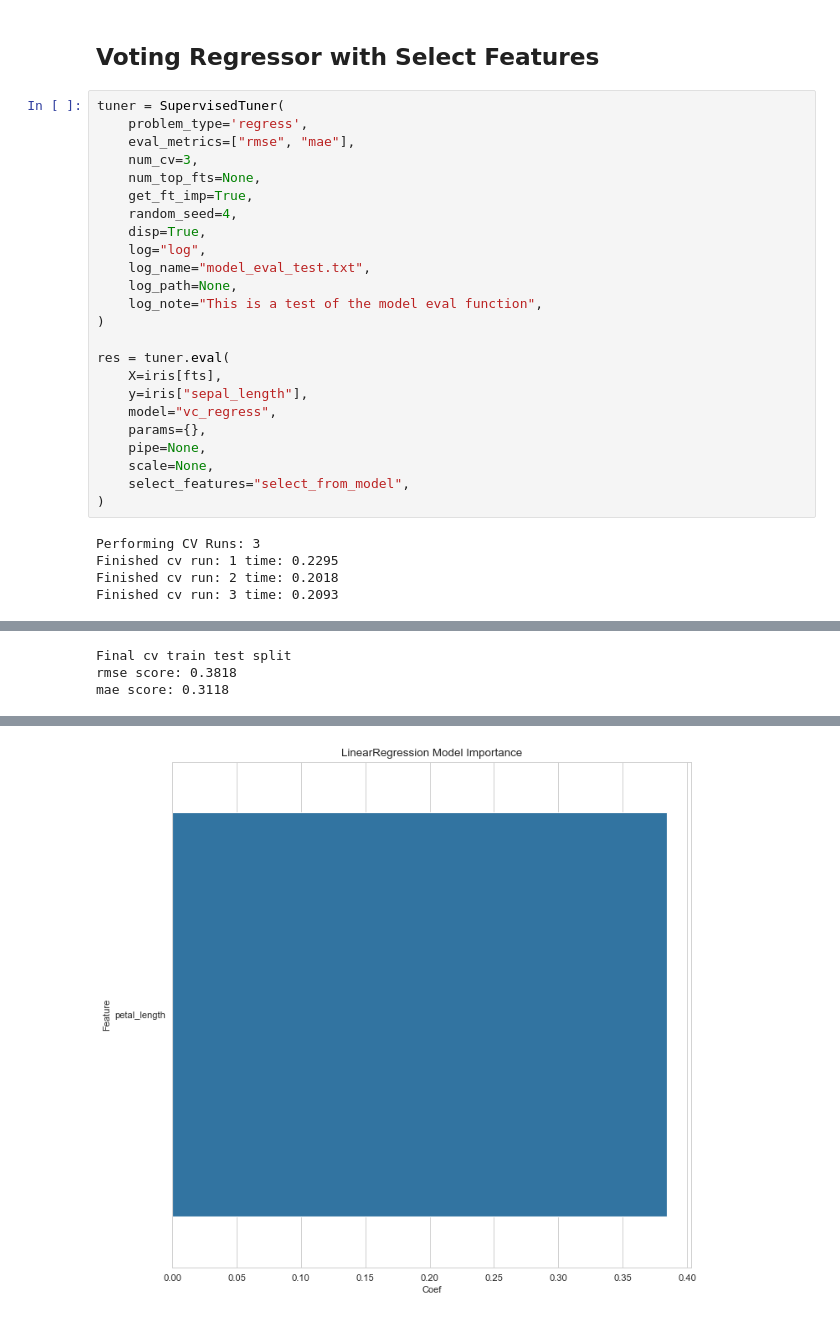
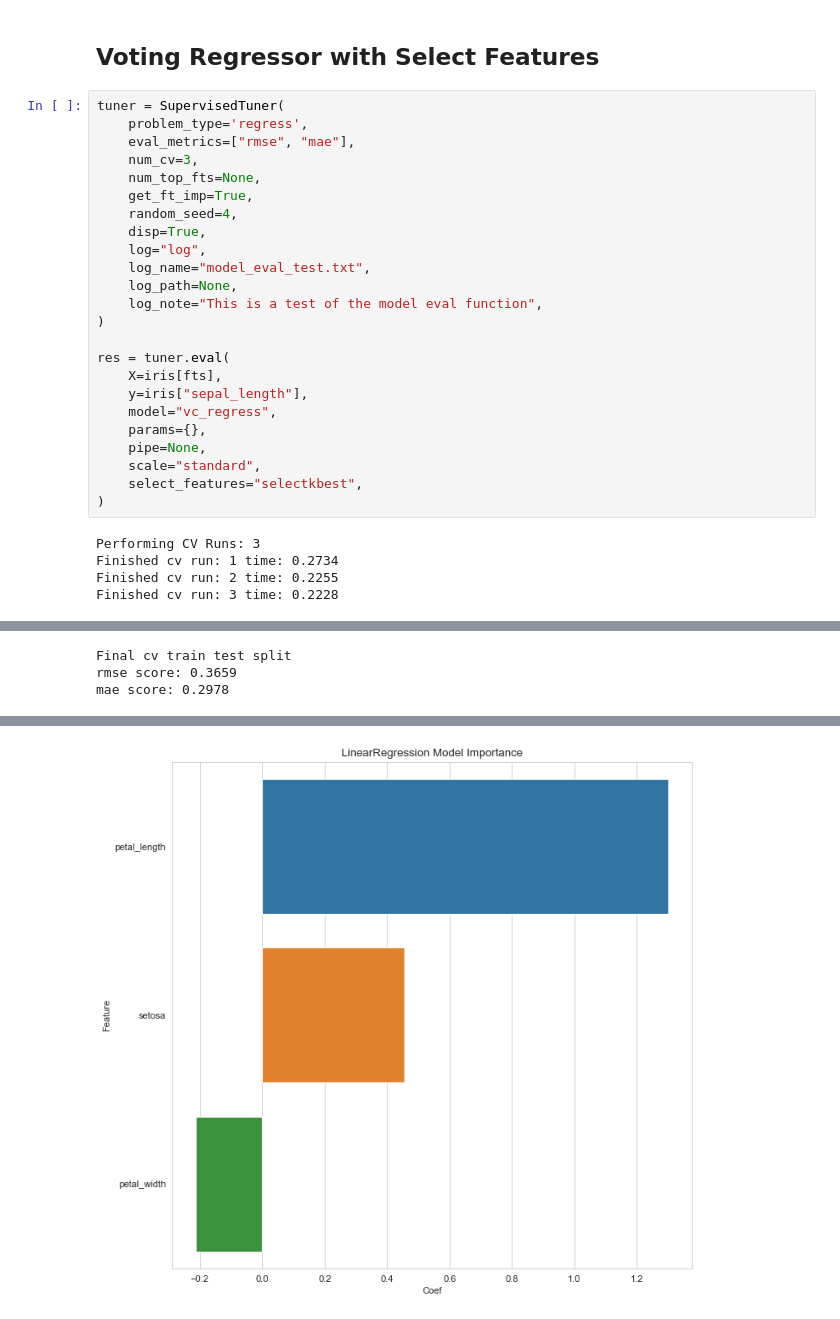
Before and after one commit to JFLandrigan/eagles, a Jupyter notebook: examples/Supervised_Tuner_Regression.ipynb, the cells around one changed output, grey strips where cells are left out. Drawn from its saved outputs; the diff is of its cells as text.

Commit message:
selectkbest

```diff
--- a/examples/Supervised_Tuner_Regression.ipynb
+++ b/examples/Supervised_Tuner_Regression.ipynb
@@ -127,12 +127,12 @@ res = tuner.eval(
     model="vc_regress",
     params={},
     pipe=None,
-    scale=None,
-    select_features="select_from_model",
+    scale="standard",
+    select_features="selectkbest",
 )
 # %% [output]
 Performing CV Runs: 3
-Finished cv run: 1 time: 0.2295
-Finished cv run: 2 time: 0.2018
-Finished cv run: 3 time: 0.2093
+Finished cv run: 1 time: 0.2734
+Finished cv run: 2 time: 0.2255
+Finished cv run: 3 time: 0.2228
 |  | cv run | rmse_scores | mae_scores |
@@ -144,3 +144,3 @@ Finished cv run: 3 time: 0.2093
 Final cv train test split
-rmse score: 0.3818
-mae score: 0.3118
+rmse score: 0.3659
+mae score: 0.2978
@@ -149 +149 @@ mae score: 0.3118
-[figure, old version]
+[figure, new version]
```
Also changed, not shown: parts of 4 cells of this notebook, 2 other files.
